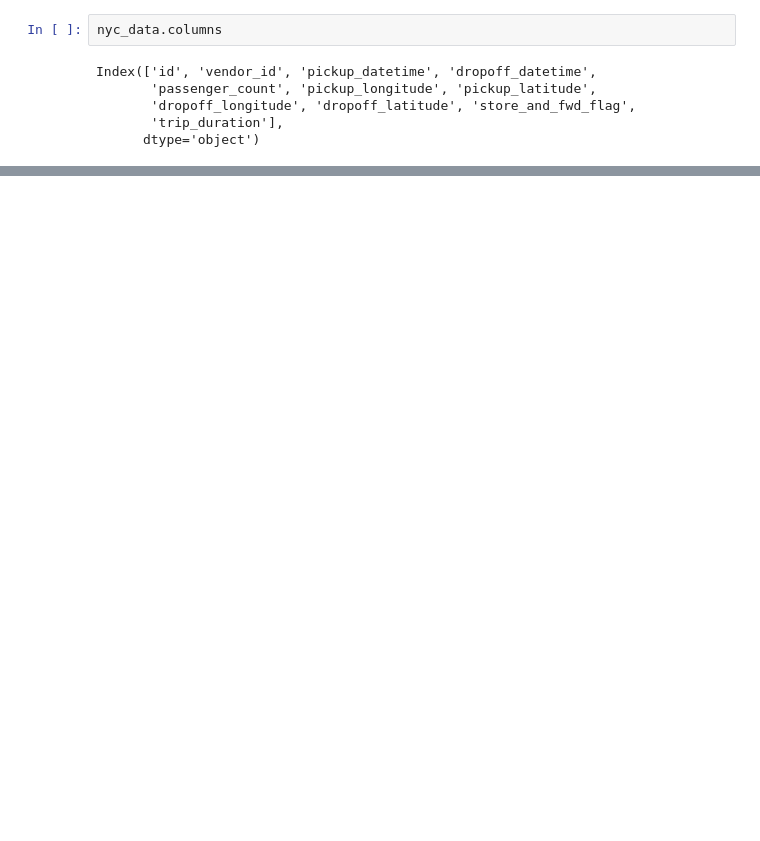
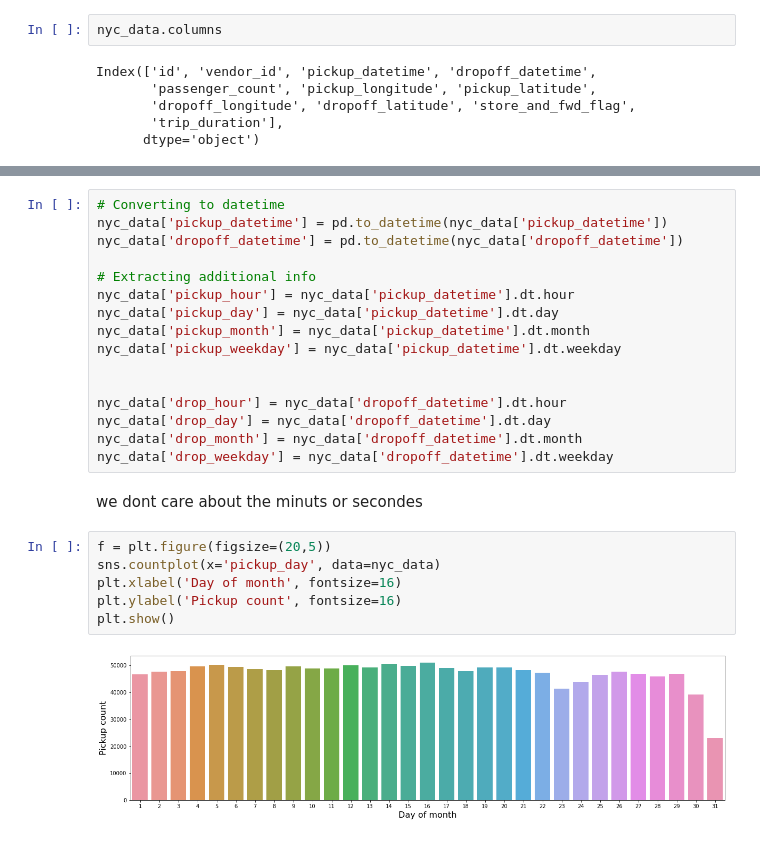
Before and after one commit to SirHendel/DAT158_ML-Assignment_2, a Jupyter notebook: Notebook.ipynb, the cells around one changed output, grey strips where cells are left out. Cells and saved outputs as stored; diff of their text form; blank space fills up the shorter version.

```diff
--- a/Notebook.ipynb
+++ b/Notebook.ipynb
@@ -73,0 +75,26 @@ nyc_data.info
+# %%
+# Converting to datetime
+nyc_data['pickup_datetime'] = pd.to_datetime(nyc_data['pickup_datetime'])
+nyc_data['dropoff_datetime'] = pd.to_datetime(nyc_data['dropoff_datetime'])
+
+# Extracting additional info
+nyc_data['pickup_hour'] = nyc_data['pickup_datetime'].dt.hour
+nyc_data['pickup_day'] = nyc_data['pickup_datetime'].dt.day
+nyc_data['pickup_month'] = nyc_data['pickup_datetime'].dt.month
+nyc_data['pickup_weekday'] = nyc_data['pickup_datetime'].dt.weekday
+
+
+nyc_data['drop_hour'] = nyc_data['dropoff_datetime'].dt.hour
+nyc_data['drop_day'] = nyc_data['dropoff_datetime'].dt.day
+nyc_data['drop_month'] = nyc_data['dropoff_datetime'].dt.month
+nyc_data['drop_weekday'] = nyc_data['dropoff_datetime'].dt.weekday
+# %% [markdown]
+we dont care about the minuts or secondes
+# %%
+f = plt.figure(figsize=(20,5))
+sns.countplot(x='pickup_day', data=nyc_data)
+plt.xlabel('Day of month', fontsize=16)
+plt.ylabel('Pickup count', fontsize=16)
+plt.show()
+# %% [output]
+[figure, added]
```
Also changed, not shown: parts of 2 cells of this notebook.
